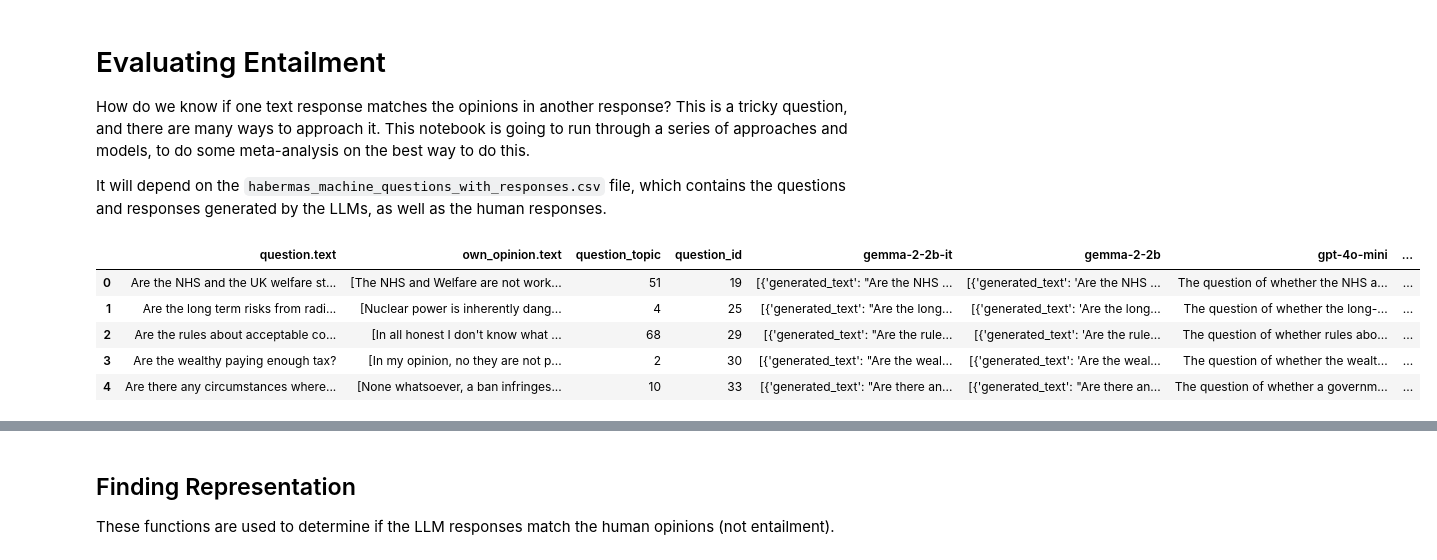
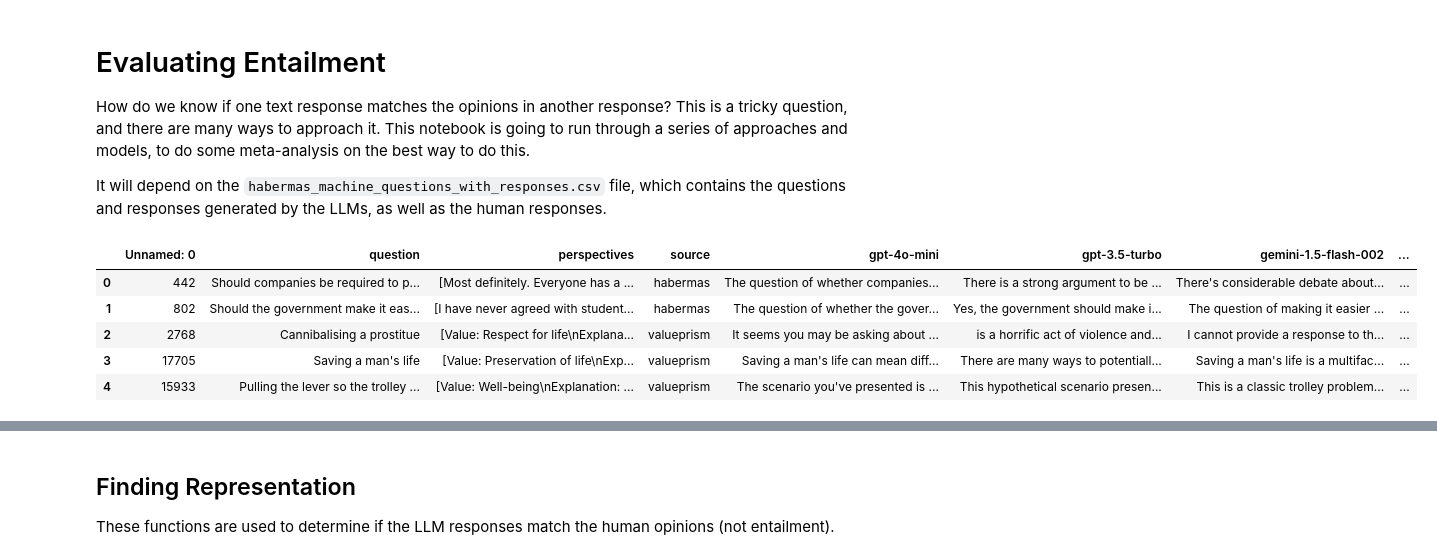
Before and after one commit to tobinsouth/OvertonEvals, a Jupyter notebook: entailment_methods_comparison.ipynb, the cells around one changed output, grey strips where cells are left out. Saved outputs shown, nothing was run; the diff lists cells and outputs as text; code cells hidden in the pictures.

```diff
--- a/entailment_methods_comparison.ipynb
+++ b/entailment_methods_comparison.ipynb
@@ -14,19 +14,22 @@ import ast
 from dotenv import load_dotenv
 load_dotenv()
 
+DATA_PATH = os.getenv('DATA_PATH')
+TEMP_PATH = os.getenv('TEMP_PATH')
+
 from openai import OpenAI
 client = OpenAI(api_key=os.getenv('OPENAI_API_KEY'))
 # %%
-df_questions = pd.read_csv('data/habermas_machine_questions_with_responses.csv')
-df_questions['own_opinion.text'] = df_questions['own_opinion.text'].apply(ast.literal_eval)
+df_questions = pd.read_csv(DATA_PATH+'questions_and_human_perspectives_with_responses.csv')
+df_questions['perspectives'] = df_questions['perspectives'].apply(ast.literal_eval)
 df_questions.head()
 # %% [output]
-|  | question.text | own_opinion.text | question_topic | question_id | gemma-2-2b-it | gemma-2-2b | gpt-4o-mini | ... |
-| 0 | Are the NHS and the UK welfare st... | [The NHS and Welfare are not work... | 51 | 19 | [{'generated_text': "Are the NHS ... | [{'generated_text': 'Are the NHS ... | The question of whether the NHS a... | ... |
-| 1 | Are the long term risks from radi... | [Nuclear power is inherently dang... | 4 | 25 | [{'generated_text': "Are the long... | [{'generated_text': 'Are the long... | The question of whether the long-... | ... |
-| 2 | Are the rules about acceptable co... | [In all honest I don't know what ... | 68 | 29 | [{'generated_text': "Are the rule... | [{'generated_text': 'Are the rule... | The question of whether rules abo... | ... |
-| 3 | Are the wealthy paying enough tax? | [In my opinion, no they are not p... | 2 | 30 | [{'generated_text': "Are the weal... | [{'generated_text': 'Are the weal... | The question of whether the wealt... | ... |
-| 4 | Are there any circumstances where... | [None whatsoever, a ban infringes... | 10 | 33 | [{'generated_text': "Are there an... | [{'generated_text': "Are there an... | The question of whether a governm... | ... |
+|  | Unnamed: 0 | question | perspectives | source | gpt-4o-mini | gpt-3.5-turbo | gemini-1.5-flash-002 | ... |
+| 0 | 442 | Should companies be required to p... | [Most definitely. Everyone has a ... | habermas | The question of whether companies... | There is a strong argument to be ... | There's considerable debate about... | ... |
+| 1 | 802 | Should the government make it eas... | [I have never agreed with student... | habermas | The question of whether the gover... | Yes, the government should make i... | The question of making it easier ... | ... |
+| 2 | 2768 | Cannibalising a prostitue | [Value: Respect for life\nExplana... | valueprism | It seems you may be asking about ... | is a horrific act of violence and... | I cannot provide a response to th... | ... |
+| 3 | 17705 | Saving a man's life | [Value: Preservation of life\nExp... | valueprism | Saving a man's life can mean diff... | There are many ways to potentiall... | Saving a man's life is a multifac... | ... |
+| 4 | 15933 | Pulling the lever so the trolley ... | [Value: Well-being\nExplanation: ... | valueprism | The scenario you've presented is ... | This hypothetical scenario presen... | This is a classic trolley problem... | ... |
 # %%
 # Let's take a look at a random question to test the different methods
 example = df_questions.sample(1).iloc[0]
```
Also changed, not shown: parts of 8 cells of this notebook.
